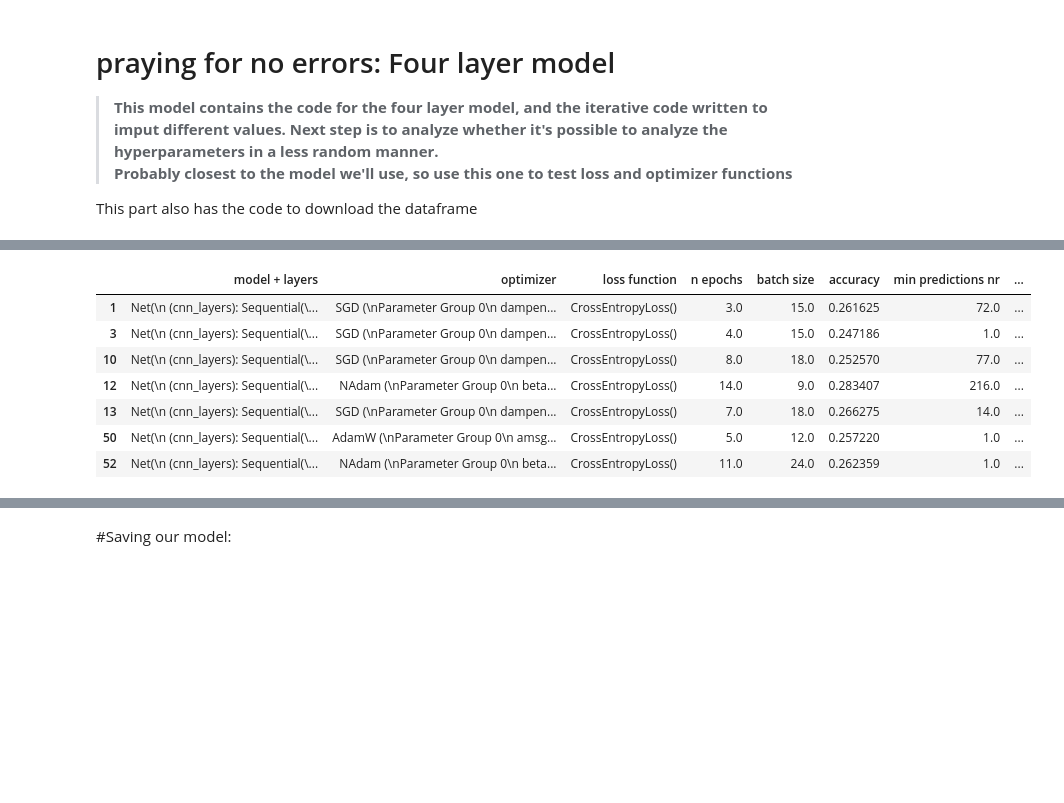
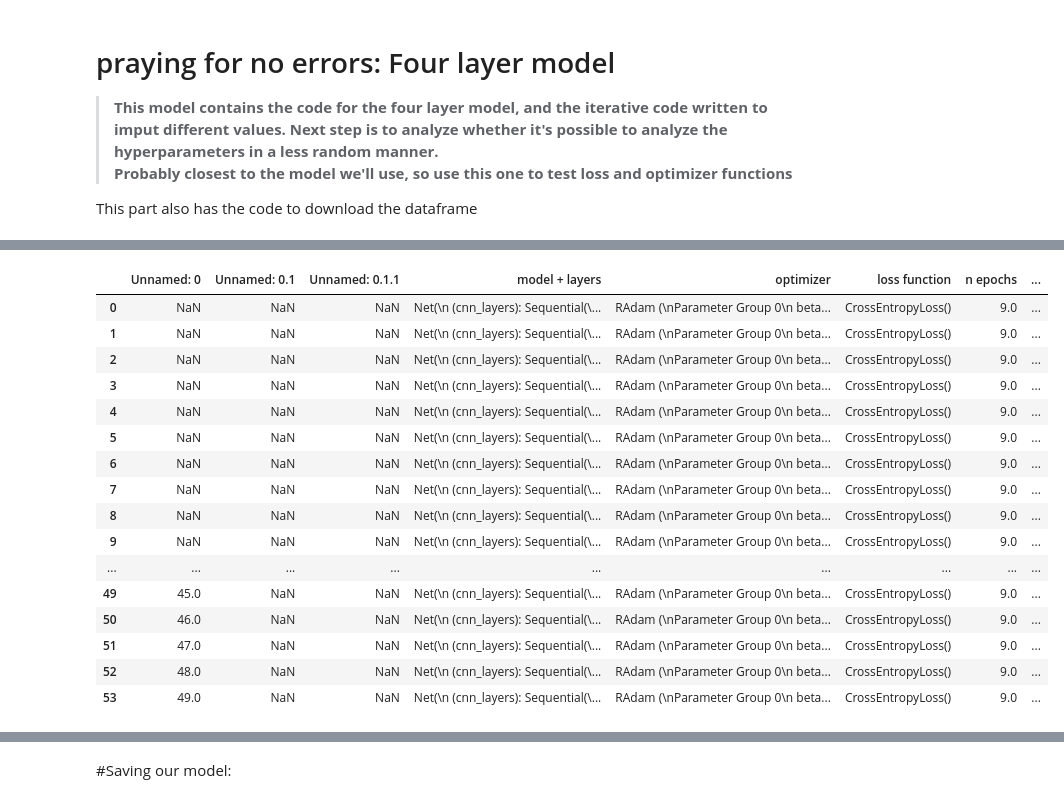
Before and after one commit to AdminMas7er/JBG040-DC1-Group-14, a Jupyter notebook: Data_Challenge_1_Group_14_Test.ipynb, the cells around one changed output, grey strips where cells are left out. Drawn from its saved outputs; the diff is of its cells as text; code cells hidden in the pictures; blank space fills up the shorter version.

Commit message:
Updated it with the tuning of the learning rates and the plots I acquired

```diff
--- a/Data_Challenge_1_Group_14_Test.ipynb
+++ b/Data_Challenge_1_Group_14_Test.ipynb
@@ -993,19 +993,19 @@ class Net(nn.Module):
             nn.BatchNorm2d(64),
             nn.ReLU(inplace=True),
             nn.AdaptiveMaxPool2d(3),
-            torch.nn.Dropout(p=0.25, inplace=True),
+            torch.nn.Dropout(p=0.5, inplace=True),
             # Defining another 2D convolution layer
             nn.Conv2d(64, 32, kernel_size=4, stride=1, padding=1),
             nn.BatchNorm2d(32),
             nn.ReLU(inplace=True),
             nn.AdaptiveMaxPool2d(2),
-            torch.nn.Dropout(p=0.125, inplace=True),
+            torch.nn.Dropout(p=0.5, inplace=True),
             # Defining another 2D convolution layer
             nn.Conv2d(32, 16, kernel_size=4, stride=1, padding=1),
             nn.BatchNorm2d(16),
             nn.ReLU(inplace=True),
             nn.AdaptiveMaxPool2d(1),
-            torch.nn.Dropout(p=0.125, inplace=True),
+            torch.nn.Dropout(p=0.5, inplace=True),
         )
 
         self.linear_layers = nn.Sequential(
@@ -1014,7 +1014,8 @@ class Net(nn.Module):
             #nn.Linear(2, 256),
             #nn.ReLU(),
             nn.Linear(16, n_classes),
-            nn.BatchNorm1d(6, eps=1e-5, momentum=0.1, affine=True, track_running_stats=True) #tunable
+            nn.BatchNorm1d(6, eps=1e-5, momentum=0.1, affine=True, track_running_stats=True),
+            nn.Softmax(dim=1)
         )
 
     # Defining the forward pass
@@ -1132,8 +1097,8 @@ KeyboardInterrupt: ignored
 # %%
-# from google.colab import files
+#from google.colab import files
 
-models_df.to_csv('several runs.csv')
-files.download("several runs.csv")
+#models_df.to_csv('Learning rate.csv')
+#files.download("Learning rate.csv")
 
-models_df[ models_df['min predictions nr'] >0  ]
+models_df
 # %% [output]
@@ -1142,8 +1105,17 @@ models_df[ models_df['min predictions nr'] >0  ]
-|  | model + layers | optimizer | loss function | n epochs | batch size | accuracy | min predictions nr | ... |
-| 1 | Net(\n (cnn_layers): Sequential(\... | SGD (\nParameter Group 0\n dampen... | CrossEntropyLoss() | 3.0 | 15.0 | 0.261625 | 72.0 | ... |
-| 3 | Net(\n (cnn_layers): Sequential(\... | SGD (\nParameter Group 0\n dampen... | CrossEntropyLoss() | 4.0 | 15.0 | 0.247186 | 1.0 | ... |
-| 10 | Net(\n (cnn_layers): Sequential(\... | SGD (\nParameter Group 0\n dampen... | CrossEntropyLoss() | 8.0 | 18.0 | 0.252570 | 77.0 | ... |
-| 12 | Net(\n (cnn_layers): Sequential(\... | NAdam (\nParameter Group 0\n beta... | CrossEntropyLoss() | 14.0 | 9.0 | 0.283407 | 216.0 | ... |
-| 13 | Net(\n (cnn_layers): Sequential(\... | SGD (\nParameter Group 0\n dampen... | CrossEntropyLoss() | 7.0 | 18.0 | 0.266275 | 14.0 | ... |
-| 50 | Net(\n (cnn_layers): Sequential(\... | AdamW (\nParameter Group 0\n amsg... | CrossEntropyLoss() | 5.0 | 12.0 | 0.257220 | 1.0 | ... |
-| 52 | Net(\n (cnn_layers): Sequential(\... | NAdam (\nParameter Group 0\n beta... | CrossEntropyLoss() | 11.0 | 24.0 | 0.262359 | 1.0 | ... |
+|  | Unnamed: 0 | Unnamed: 0.1 | Unnamed: 0.1.1 | model + layers | optimizer | loss function | n epochs | ... |
+| 0 | NaN | NaN | NaN | Net(\n (cnn_layers): Sequential(\... | RAdam (\nParameter Group 0\n beta... | CrossEntropyLoss() | 9.0 | ... |
+| 1 | NaN | NaN | NaN | Net(\n (cnn_layers): Sequential(\... | RAdam (\nParameter Group 0\n beta... | CrossEntropyLoss() | 9.0 | ... |
+| 2 | NaN | NaN | NaN | Net(\n (cnn_layers): Sequential(\... | RAdam (\nParameter Group 0\n beta... | CrossEntropyLoss() | 9.0 | ... |
+| 3 | NaN | NaN | NaN | Net(\n (cnn_layers): Sequential(\... | RAdam (\nParameter Group 0\n beta... | CrossEntropyLoss() | 9.0 | ... |
+| 4 | NaN | NaN | NaN | Net(\n (cnn_layers): Sequential(\... | RAdam (\nParameter Group 0\n beta... | CrossEntropyLoss() | 9.0 | ... |
+| 5 | NaN | NaN | NaN | Net(\n (cnn_layers): Sequential(\... | RAdam (\nParameter Group 0\n beta... | CrossEntropyLoss() | 9.0 | ... |
+| 6 | NaN | NaN | NaN | Net(\n (cnn_layers): Sequential(\... | RAdam (\nParameter Group 0\n beta... | CrossEntropyLoss() | 9.0 | ... |
+| 7 | NaN | NaN | NaN | Net(\n (cnn_layers): Sequential(\... | RAdam (\nParameter Group 0\n beta... | CrossEntropyLoss() | 9.0 | ... |
+| 8 | NaN | NaN | NaN | Net(\n (cnn_layers): Sequential(\... | RAdam (\nParameter Group 0\n beta... | CrossEntropyLoss() | 9.0 | ... |
+| 9 | NaN | NaN | NaN | Net(\n (cnn_layers): Sequential(\... | RAdam (\nParameter Group 0\n beta... | CrossEntropyLoss() | 9.0 | ... |
+| ... | ... | ... | ... | ... | ... | ... | ... | ... |
+| 49 | 45.0 | NaN | NaN | Net(\n (cnn_layers): Sequential(\... | RAdam (\nParameter Group 0\n beta... | CrossEntropyLoss() | 9.0 | ... |
+| 50 | 46.0 | NaN | NaN | Net(\n (cnn_layers): Sequential(\... | RAdam (\nParameter Group 0\n beta... | CrossEntropyLoss() | 9.0 | ... |
+| 51 | 47.0 | NaN | NaN | Net(\n (cnn_layers): Sequential(\... | RAdam (\nParameter Group 0\n beta... | CrossEntropyLoss() | 9.0 | ... |
+| 52 | 48.0 | NaN | NaN | Net(\n (cnn_layers): Sequential(\... | RAdam (\nParameter Group 0\n beta... | CrossEntropyLoss() | 9.0 | ... |
+| 53 | 49.0 | NaN | NaN | Net(\n (cnn_layers): Sequential(\... | RAdam (\nParameter Group 0\n beta... | CrossEntropyLoss() | 9.0 | ... |
```
Also changed, not shown: parts of 7 cells of this notebook.
